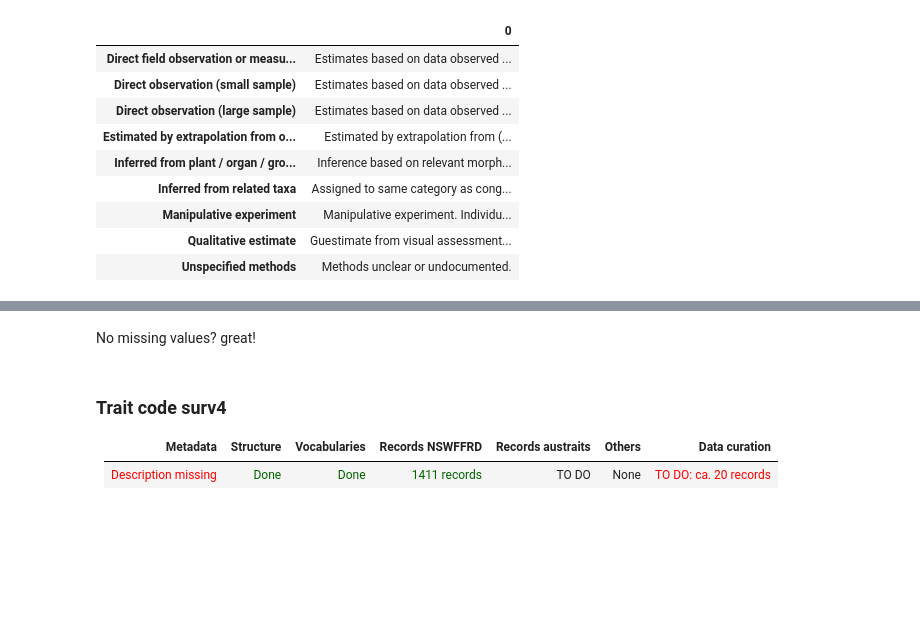
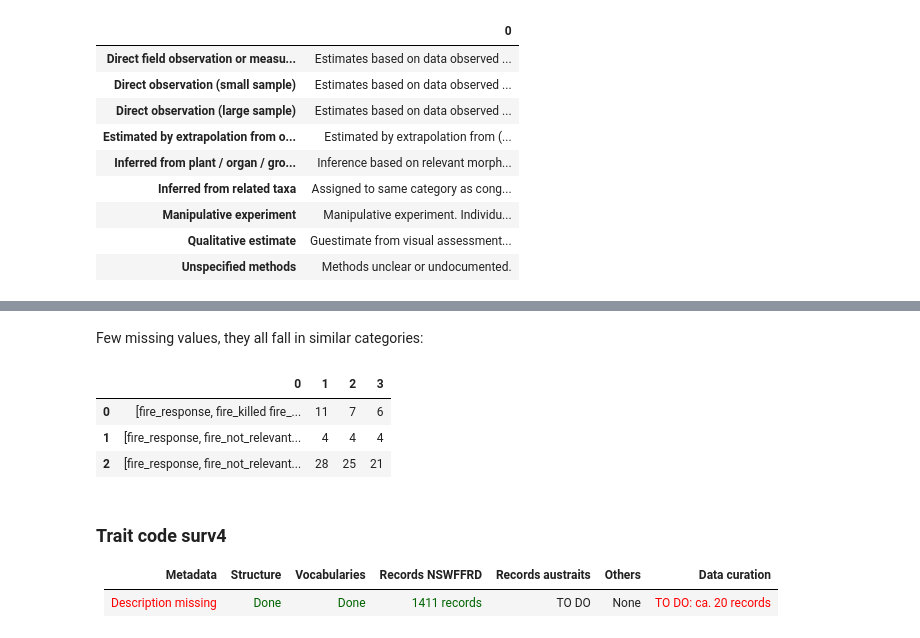
Before and after one commit to ces-unsw-edu-au/fireveg-db-imports, a Jupyter notebook: python/Literature-review/00-Status-Imports.ipynb, the cells around one changed output, grey strips where cells are left out. Drawn from its saved outputs; the diff is of its cells as text; code cells hidden in the pictures; blank space fills up the shorter version.

```diff
--- a/python/Literature-review/00-Status-Imports.ipynb
+++ b/python/Literature-review/00-Status-Imports.ipynb
@@ -169,5 +179,13 @@ data.rename(columns={0:"Value",1:"Nr. records",2:"Nr. taxa",3:"Nr. valid"})
 # %% [markdown]
-No missing values? great!
+Few missing values, they all fall in similar categories:
+# %%
+res=dbquery(qry_nulls % 'surv1',dbparams)
+pd.DataFrame(res)
+# %% [output]
+|  | 0 | 1 | 2 | 3 |
+| 0 | [fire_response, fire_killed fire_... | 11 | 7 | 6 |
+| 1 | [fire_response, fire_not_relevant... | 4 | 4 | 4 |
+| 2 | [fire_response, fire_not_relevant... | 28 | 25 | 21 |
 # %% [markdown]
 ### Trait code surv4
 
```
Also changed, not shown: parts of 33 cells of this notebook, 3 other files.
